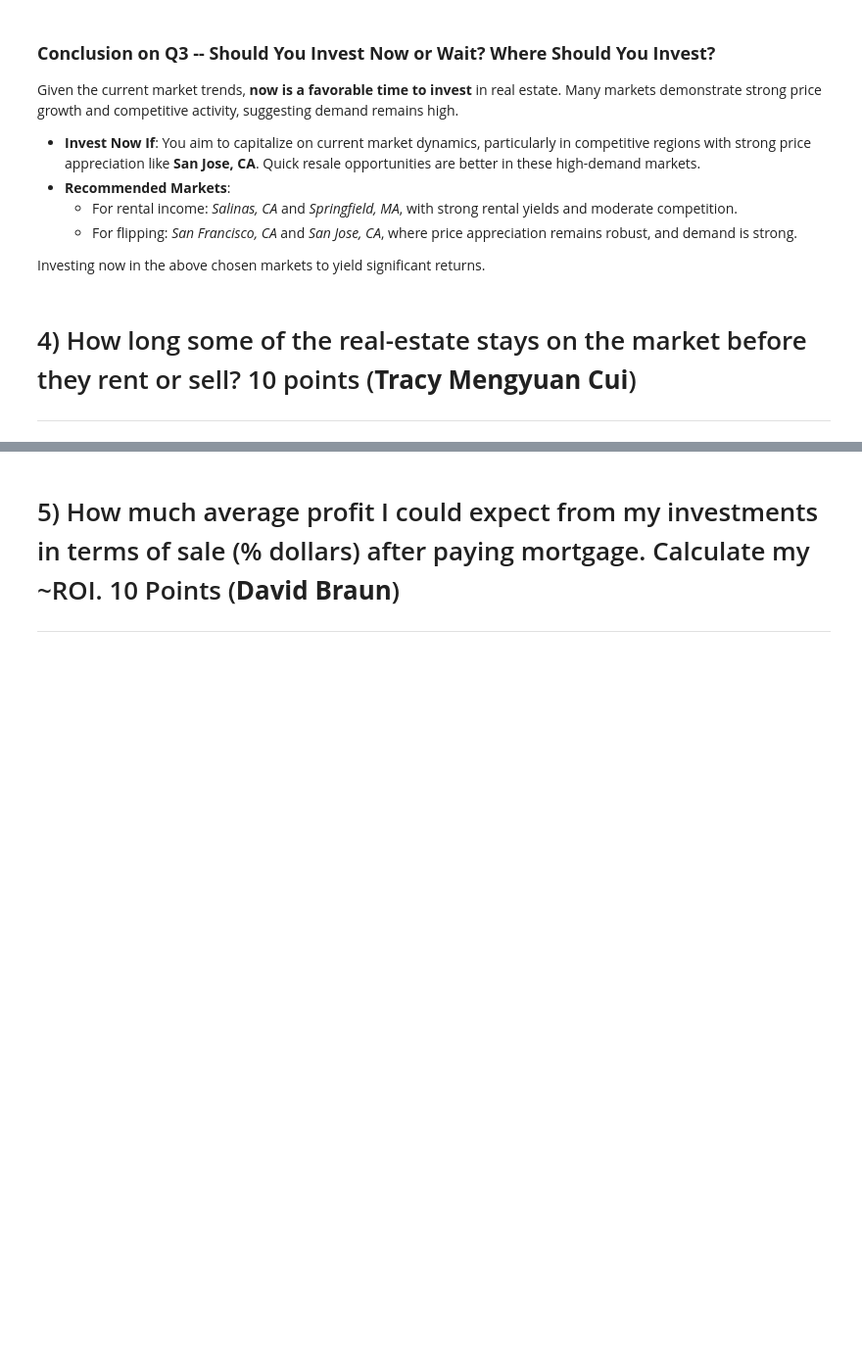
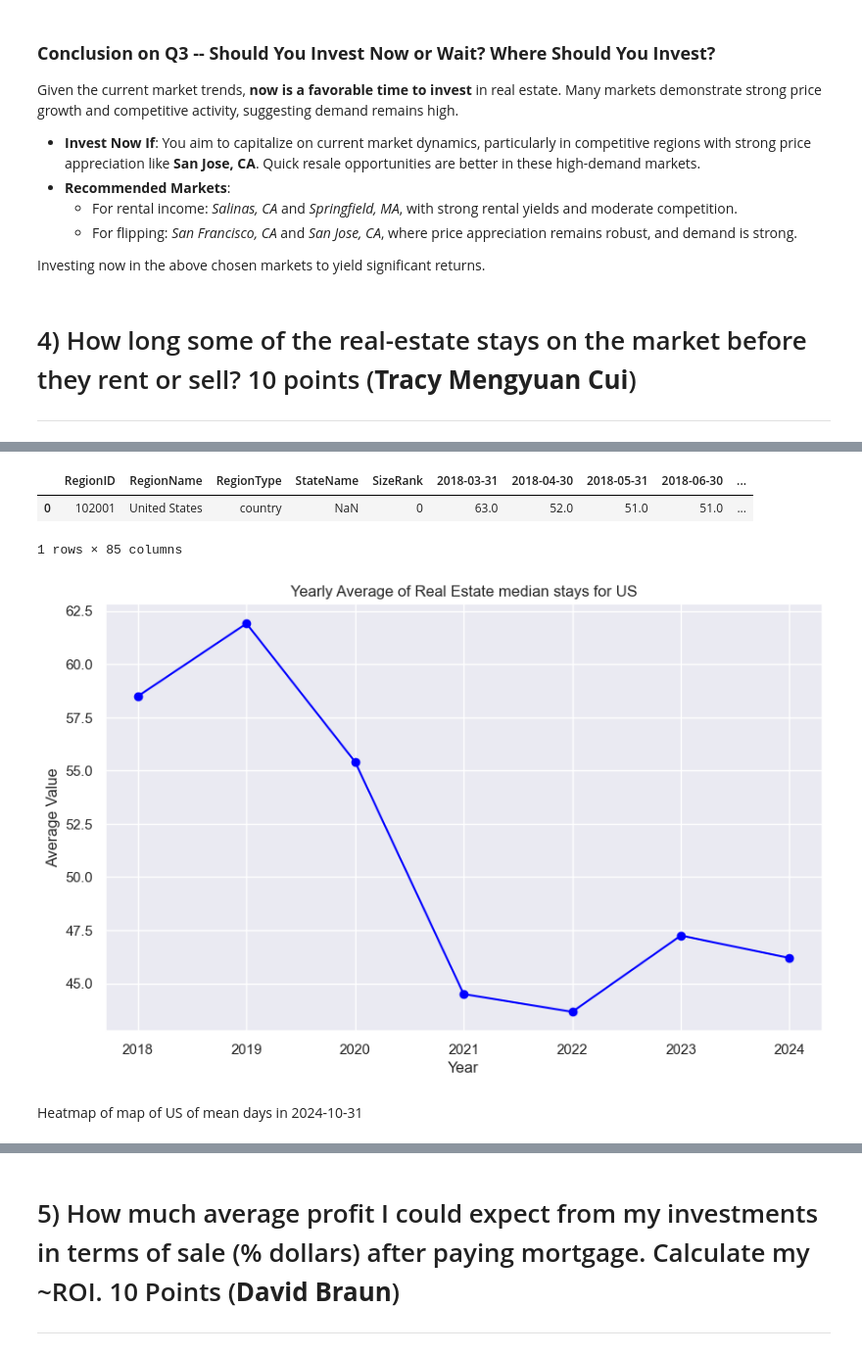
Before and after one commit to DavidBraun777/final-group-project-seis-631, a Jupyter notebook: Final_Project_SEIS631.ipynb, the cells around one changed output, grey strips where cells are left out. Shown: that part at 98% size. Drawn from its saved outputs; the diff is of its cells as text; code cells hidden in the pictures; blank space fills up the shorter version.

```diff
--- a/Final_Project_SEIS631.ipynb
+++ b/Final_Project_SEIS631.ipynb
@@ -603,0 +660,5 @@ Investing now in the above chosen markets to yield significant returns.
+# %%
+# Median days of pending
+df2 = pd.read_csv("Metro_med_doz_pending_uc_sfrcondo_sm_month.csv")
+# To display the top 5 rows
+df2.head(5)
@@ -603,0 +688,5 @@ Investing now in the above chosen markets to yield significant returns.
+# %%
+# Median days to close
+df4 = pd.read_csv("Metro_median_days_to_close_uc_sfrcondo_sm_month.csv")
+# To display the top 5 rows
+df4.head(5)
@@ -603,0 +788,11 @@ Investing now in the above chosen markets to yield significant returns.
+# %%
+non_numeric_columns = ['RegionID', 'RegionName', 'RegionType', 'StateName','SizeRank']
+
+# Keep non-numerical columns
+df_median_result = df2[non_numeric_columns].copy()
+
+# Add numerical columns
+df_median_sum = df2.drop(columns=non_numeric_columns).add(df4.drop(columns=non_numeric_columns), fill_value=0)
+
+# Combine back
+df_median_result = pd.concat([df_median_result, df_median_sum], axis=1)
@@ -603,0 +809,32 @@ Investing now in the above chosen markets to yield significant returns.
+# %%
+# Filter data for United States
+US_median_data = df_median_result[df_median_result['RegionName'] == 'United States']
+
+# Drop non-numeric columns to focus on numerical data
+US_median_numeric_data = US_median_data.drop(columns=['RegionID', 'RegionName', 'RegionType', 'StateName', 'SizeRank'])
+# %%
+US_median_data
+# %% [output]
+|  | RegionID | RegionName | RegionType | StateName | SizeRank | 2018-03-31 | 2018-04-30 | 2018-05-31 | 2018-06-30 | ... |
+| 0 | 102001 | United States | country | NaN | 0 | 63.0 | 52.0 | 51.0 | 51.0 | ... |
+1 rows × 85 columns
+# %%
+US_median_numeric_data = US_median_numeric_data.T  # Transpose for easier handling
+US_median_numeric_data.index = pd.to_datetime(US_median_numeric_data.index)
+US_median_numeric_data['Year'] = US_median_numeric_data.index.year
+
+# Group by year and calculate the average
+yearly_median_data = US_median_numeric_data.groupby('Year').mean()
+
+# Plot yearly data
+plt.figure(figsize=(10, 6))
+plt.plot(yearly_median_data.index, yearly_median_data.values, marker='o', linestyle='-', color='blue')
+plt.title("Yearly Average of Real Estate median stays for US")
+plt.xlabel("Year")
+plt.ylabel("Average Value")
+plt.grid(True)
+plt.show()
+# %% [output]
+[figure, added]
+# %% [markdown]
+Heatmap of map of US of mean days in 2024-10-31
```
Also changed, not shown: parts of 26 cells of this notebook.
